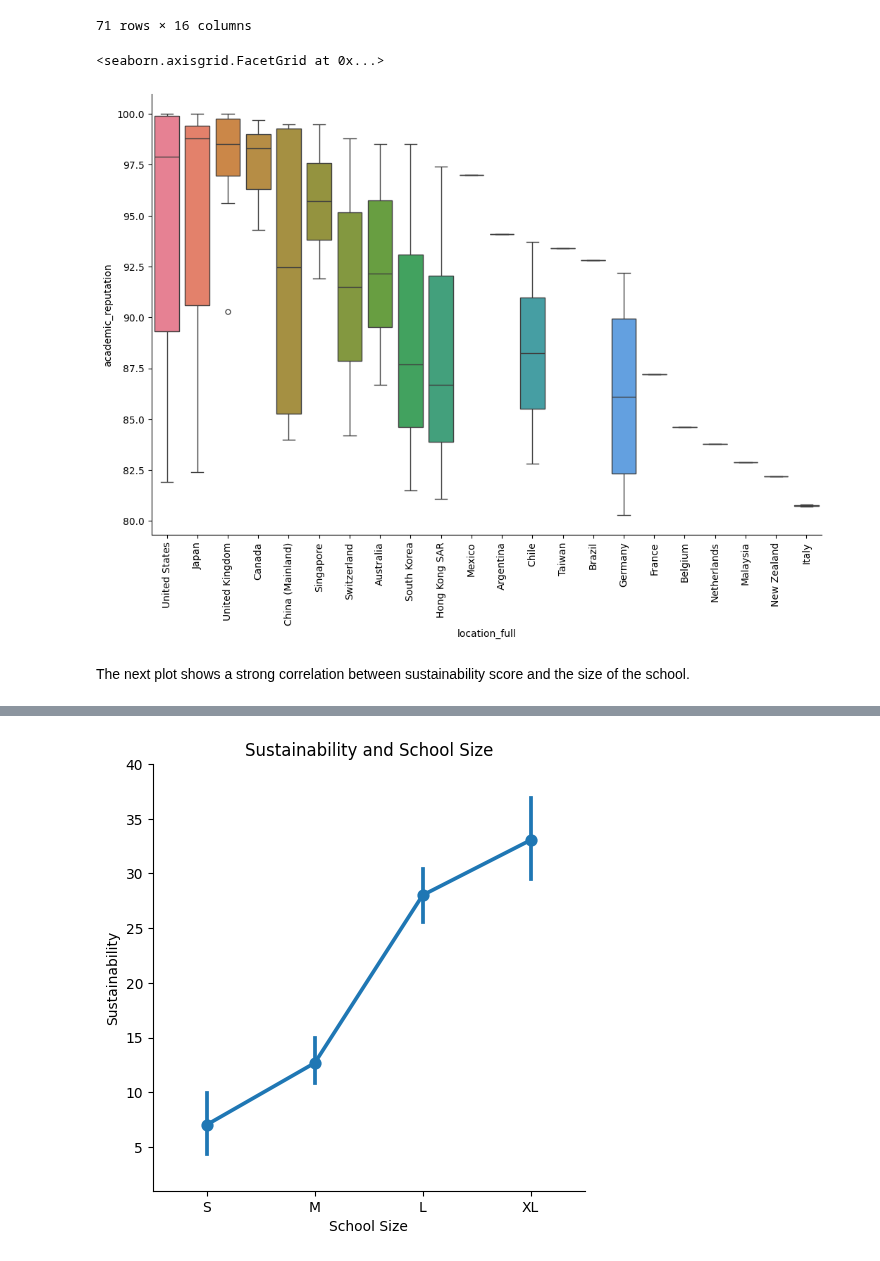
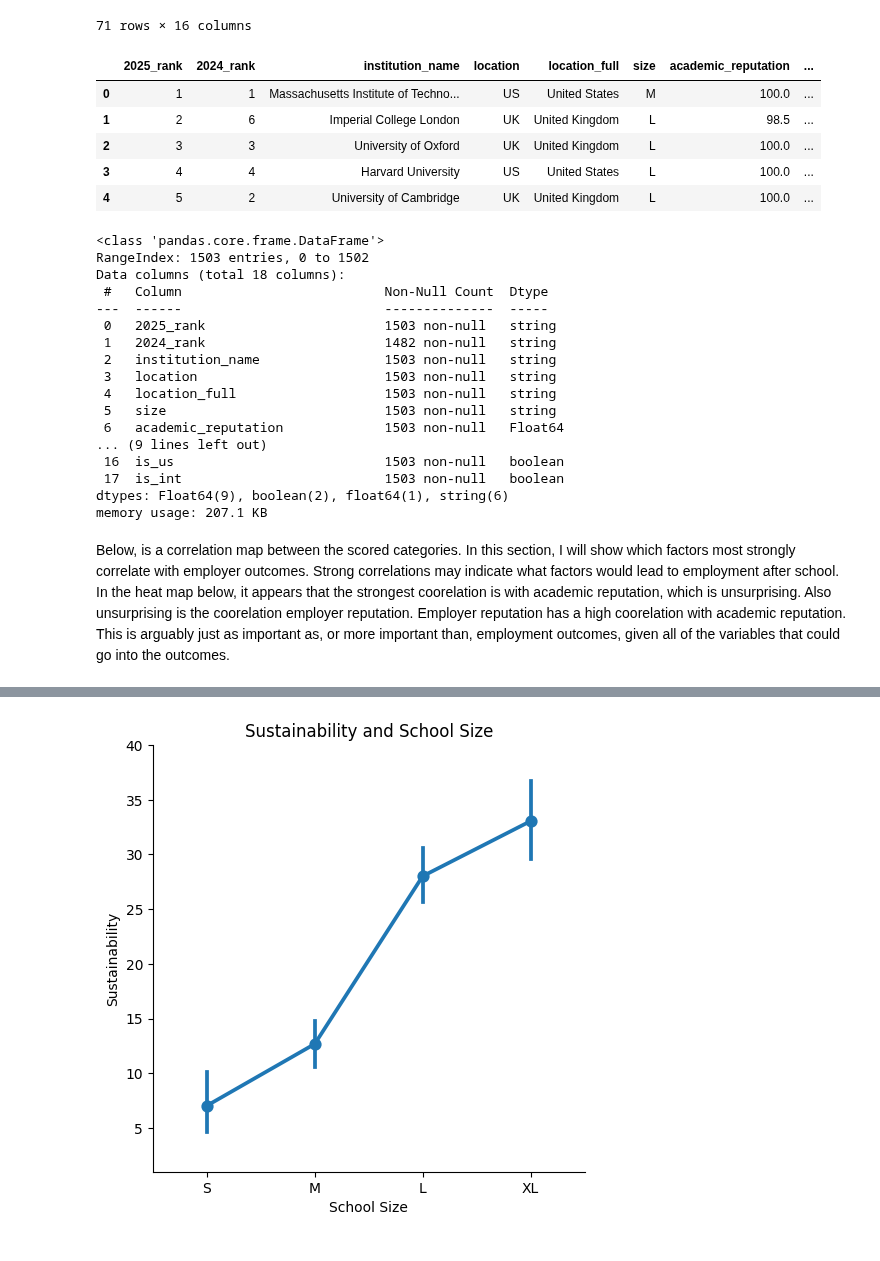
Before and after one commit to thezachdrake/UMD-INST760-Summer2024, a Jupyter notebook: notebooks/Murano-Notebook.ipynb, the cells around one changed output, grey strips where cells are left out. Cells and saved outputs as stored; diff of their text form; code cells hidden in the pictures.

```diff
--- a/notebooks/Murano-Notebook.ipynb
+++ b/notebooks/Murano-Notebook.ipynb
@@ -82,13 +82,3 @@ df_acarep
 | 131 | 132 | 134 | Sapienza University of Rome | IT | Italy | XL | 80.7 | ... |
 | 96 | 97 | 98 | Freie Universitaet Berlin | DE | Germany | L | 80.3 | ... |
 71 rows × 16 columns
-# %%
-df_acarep['location_full'].nunique()
-box_acarep=sns.catplot(x="location_full", y="academic_reputation", data=df_acarep, kind="box", height=7, aspect=1.5, col_order=df_acarep['academic_reputation'].sort_values(), hue="location_full")
-plt.xticks(rotation=90)
-box_acarep
-# %% [output]
-<seaborn.axisgrid.FacetGrid at 0x...>
-[figure, removed]
-# %% [markdown]
-The next plot shows a strong correlation between sustainability score and the size of the school.
@@ -94,0 +88,30 @@ The next plot shows a strong correlation between sustainability score and the si
+# %%
+df.info()
+# %% [output]
+|  | 2025_rank | 2024_rank | institution_name | location | location_full | size | academic_reputation | ... |
+| 0 | 1 | 1 | Massachusetts Institute of Techno... | US | United States | M | 100.0 | ... |
+| 1 | 2 | 6 | Imperial College London | UK | United Kingdom | L | 98.5 | ... |
+| 2 | 3 | 3 | University of Oxford | UK | United Kingdom | L | 100.0 | ... |
+| 3 | 4 | 4 | Harvard University | US | United States | L | 100.0 | ... |
+| 4 | 5 | 2 | University of Cambridge | UK | United Kingdom | L | 100.0 | ... |
+<class 'pandas.core.frame.DataFrame'>
+RangeIndex: 1503 entries, 0 to 1502
+Data columns (total 18 columns):
+ #   Column                          Non-Null Count  Dtype
+---  ------                          --------------  -----
+ 0   2025_rank                       1503 non-null   string
+ 1   2024_rank                       1482 non-null   string
+ 2   institution_name                1503 non-null   string
+ 3   location                        1503 non-null   string
+ 4   location_full                   1503 non-null   string
+ 5   size                            1503 non-null   string
+ 6   academic_reputation             1503 non-null   Float64
+... (9 lines left out)
+ 16  is_us                           1503 non-null   boolean
+ 17  is_int                          1503 non-null   boolean
+dtypes: Float64(9), boolean(2), float64(1), string(6)
+memory usage: 207.1 KB
+# %% [markdown]
+Below, is a correlation map between the scored categories. In this section, I will show which factors most strongly correlate with employer outcomes. Strong correlations may indicate what factors would lead to employment after school.
+In the heat map below, it appears that the strongest coorelation is with academic reputation, which is unsurprising. Also unsurprising is the coorelation employer reputation.
+Employer reputation has a high coorelation with academic reputation. This is arguably just as important as, or more important than, employment outcomes, given all of the variables that could go into the outcomes.
```
Also changed, not shown: parts of 11 cells of this notebook.
